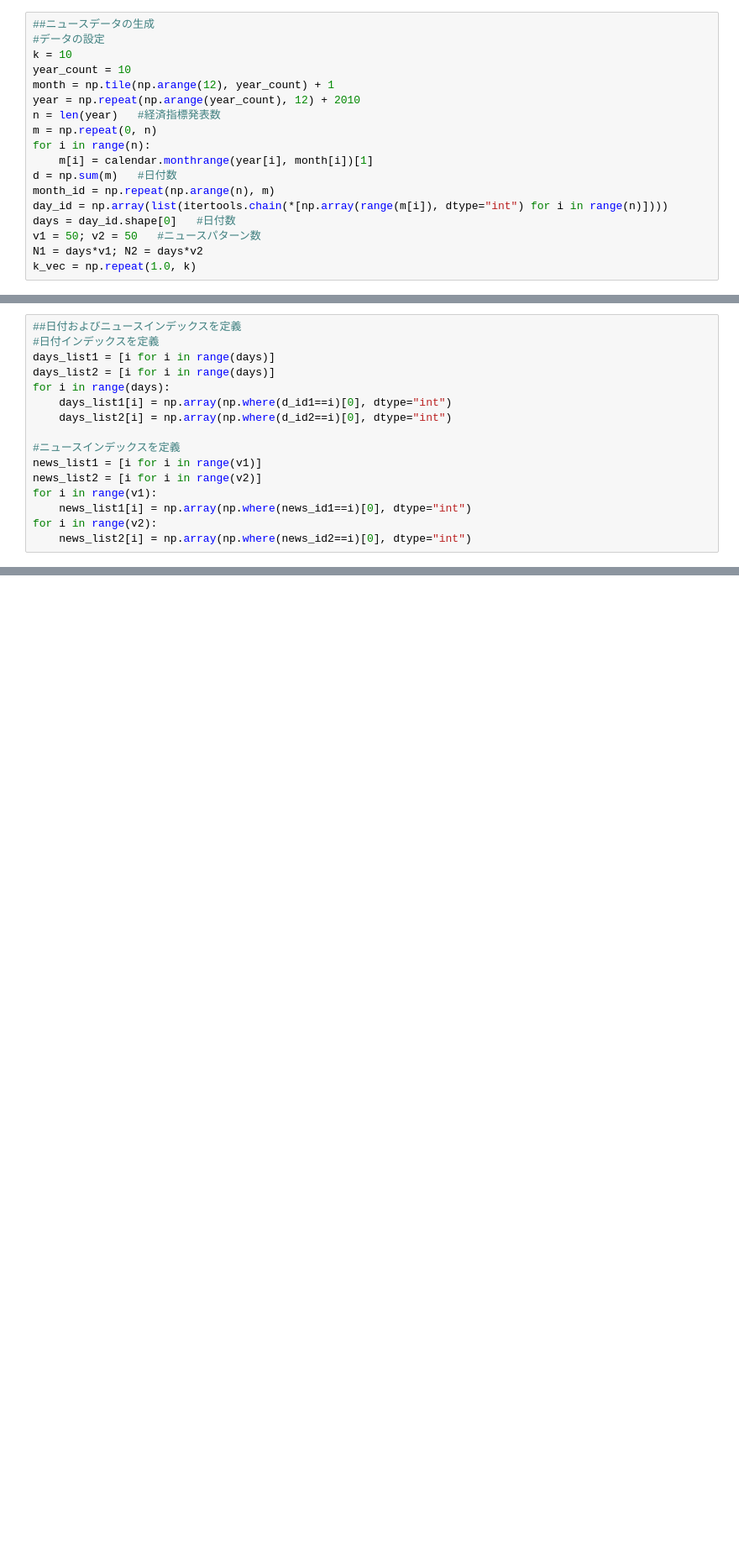
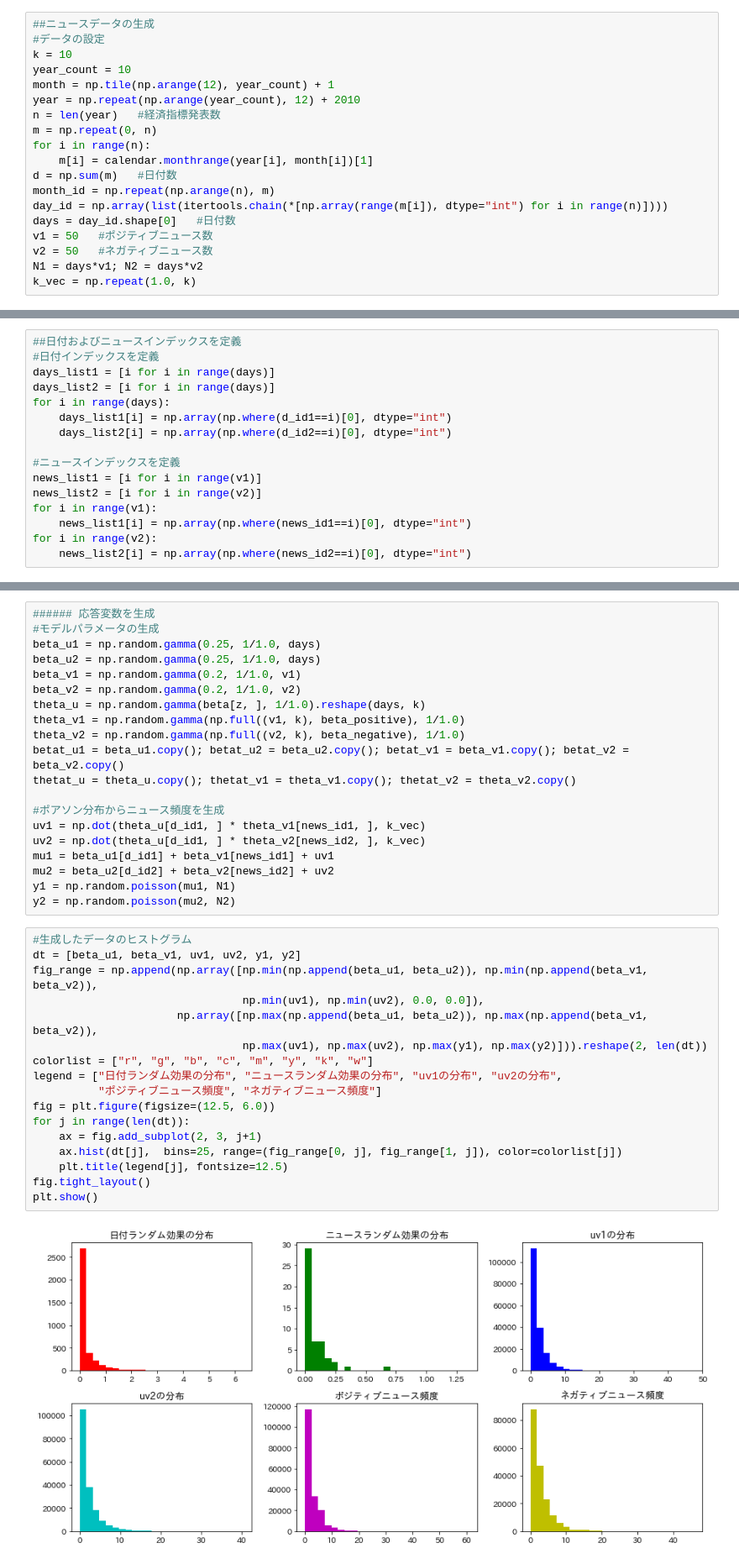
Before and after one commit to shiny-colors/Machine_Learning_Python, a Jupyter notebook: Sentiment_model_with_Poisson_Factorization.ipynb, the cells around one changed output, grey strips where cells are left out. Shown: that part at 84% size. Cells and saved outputs as stored; diff of their text form; blank space fills up the shorter version.

Commit message:
Sentiment model with Poisson Factorization

```diff
--- a/Sentiment_model_with_Poisson_Factorization.ipynb
+++ b/Sentiment_model_with_Poisson_Factorization.ipynb
@@ -27,7 +27,8 @@ d = np.sum(m)   #日付数
 month_id = np.repeat(np.arange(n), m)
 day_id = np.array(list(itertools.chain(*[np.array(range(m[i]), dtype="int") for i in range(n)])))
 days = day_id.shape[0]   #日付数
-v1 = 50; v2 = 50   #ニュースパターン数
+v1 = 50   #ポジティブニュース数
+v2 = 50   #ネガティブニュース数
 N1 = days*v1; N2 = days*v2
 k_vec = np.repeat(1.0, k)
 # %%
@@ -100,0 +84,39 @@ for i in range(v2):
+# %%
+###### 応答変数を生成
+#モデルパラメータの生成
+beta_u1 = np.random.gamma(0.25, 1/1.0, days)
+beta_u2 = np.random.gamma(0.25, 1/1.0, days)
+beta_v1 = np.random.gamma(0.2, 1/1.0, v1)
+beta_v2 = np.random.gamma(0.2, 1/1.0, v2)
+theta_u = np.random.gamma(beta[z, ], 1/1.0).reshape(days, k)
+theta_v1 = np.random.gamma(np.full((v1, k), beta_positive), 1/1.0)
+theta_v2 = np.random.gamma(np.full((v2, k), beta_negative), 1/1.0)
+betat_u1 = beta_u1.copy(); betat_u2 = beta_u2.copy(); betat_v1 = beta_v1.copy(); betat_v2 = beta_v2.copy()
+thetat_u = theta_u.copy(); thetat_v1 = theta_v1.copy(); thetat_v2 = theta_v2.copy()
+
+#ポアソン分布からニュース頻度を生成
+uv1 = np.dot(theta_u[d_id1, ] * theta_v1[news_id1, ], k_vec)
+uv2 = np.dot(theta_u[d_id1, ] * theta_v2[news_id2, ], k_vec)
+mu1 = beta_u1[d_id1] + beta_v1[news_id1] + uv1
+mu2 = beta_u2[d_id2] + beta_v2[news_id2] + uv2
+y1 = np.random.poisson(mu1, N1)
+y2 = np.random.poisson(mu2, N2)
+# %%
+#生成したデータのヒストグラム
+dt = [beta_u1, beta_v1, uv1, uv2, y1, y2]
+fig_range = np.append(np.array([np.min(np.append(beta_u1, beta_u2)), np.min(np.append(beta_v1, beta_v2)),
+                                np.min(uv1), np.min(uv2), 0.0, 0.0]),
+                      np.array([np.max(np.append(beta_u1, beta_u2)), np.max(np.append(beta_v1, beta_v2)),
+                                np.max(uv1), np.max(uv2), np.max(y1), np.max(y2)])).reshape(2, len(dt))
+colorlist = ["r", "g", "b", "c", "m", "y", "k", "w"]
+legend = ["日付ランダム効果の分布", "ニュースランダム効果の分布", "uv1の分布", "uv2の分布",
+          "ポジティブニュース頻度", "ネガティブニュース頻度"]
+fig = plt.figure(figsize=(12.5, 6.0))
+for j in range(len(dt)):
+    ax = fig.add_subplot(2, 3, j+1)
+    ax.hist(dt[j],  bins=25, range=(fig_range[0, j], fig_range[1, j]), color=colorlist[j])
+    plt.title(legend[j], fontsize=12.5)
+fig.tight_layout()
+plt.show()
+# %% [output]
+[figure, added]
```
Also changed, not shown: parts of 16 cells of this notebook.
